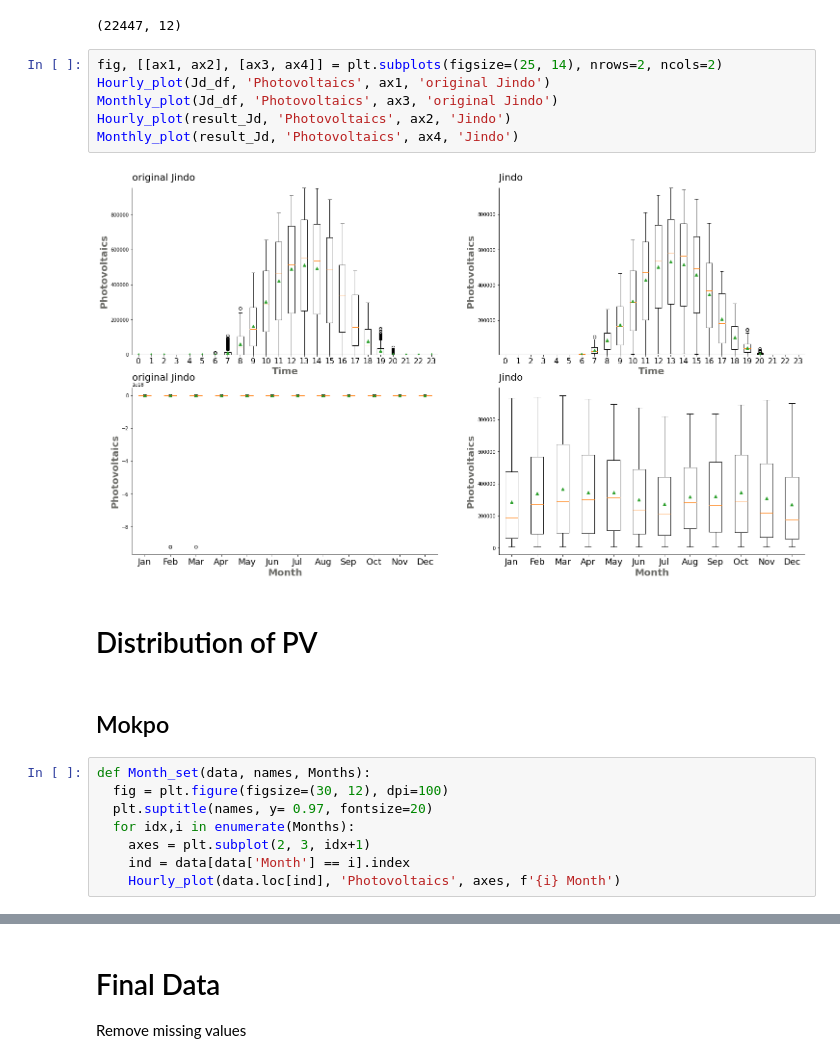
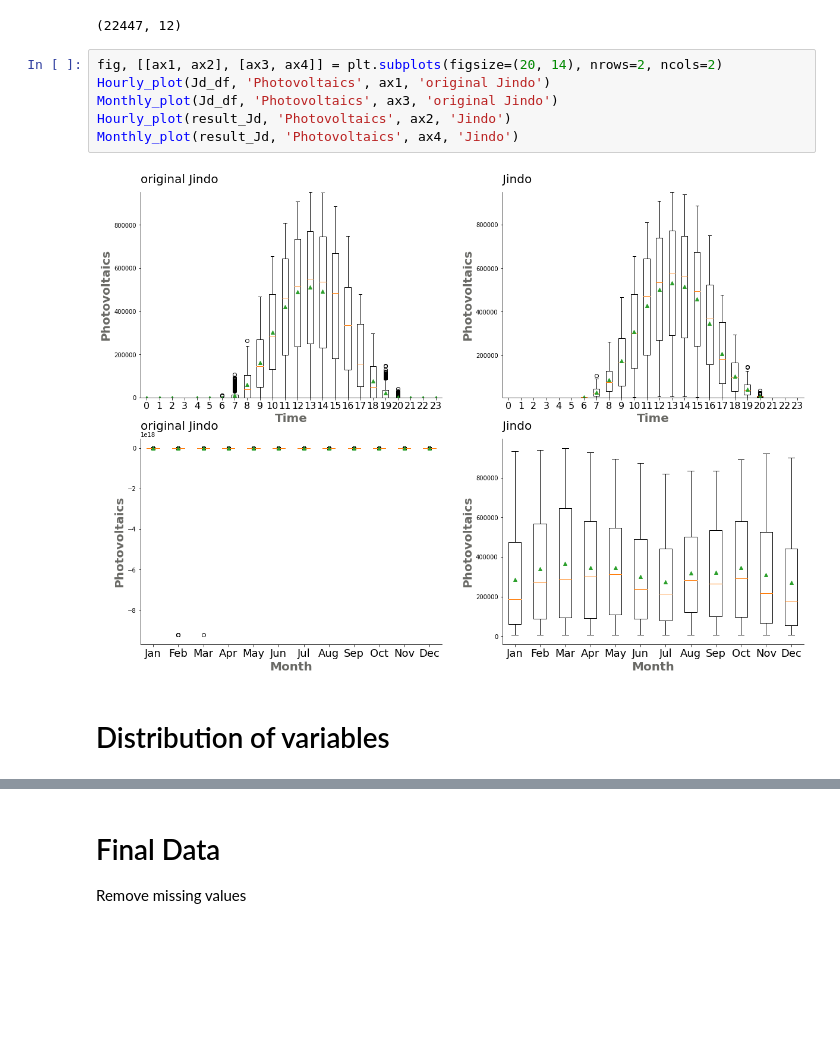
Before and after one commit to Hanchaeeun/SolarPower-Analysis, a Jupyter notebook: 04_preprocessing.ipynb, the cells around one changed output, grey strips where cells are left out. Cells and saved outputs as stored; diff of their text form; blank space fills up the shorter version.

Commit message:
Update new variable distribution

```diff
--- a/04_preprocessing.ipynb
+++ b/04_preprocessing.ipynb
@@ -266,22 +266,12 @@ Visibility outlier data : 401
 Photovoltaics outlier data : 0
 (22447, 12)
 # %%
-fig, [[ax1, ax2], [ax3, ax4]] = plt.subplots(figsize=(25, 14), nrows=2, ncols=2)
+fig, [[ax1, ax2], [ax3, ax4]] = plt.subplots(figsize=(20, 14), nrows=2, ncols=2)
 Hourly_plot(Jd_df, 'Photovoltaics', ax1, 'original Jindo')
 Monthly_plot(Jd_df, 'Photovoltaics', ax3, 'original Jindo')
 Hourly_plot(result_Jd, 'Photovoltaics', ax2, 'Jindo')
 Monthly_plot(result_Jd, 'Photovoltaics', ax4, 'Jindo')
 # %% [output]
-[figure, old version]
+[figure, new version]
 # %% [markdown]
-# Distribution of PV
+# Distribution of variables
-# %% [markdown]
-## Mokpo
-# %%
-def Month_set(data, names, Months):
-  fig = plt.figure(figsize=(30, 12), dpi=100)
-  plt.suptitle(names, y= 0.97, fontsize=20)
-  for idx,i in enumerate(Months):
-    axes = plt.subplot(2, 3, idx+1)
-    ind = data[data['Month'] == i].index
-    Hourly_plot(data.loc[ind], 'Photovoltaics', axes, f'{i} Month')
```
Also changed, not shown: parts of 19 cells of this notebook.
